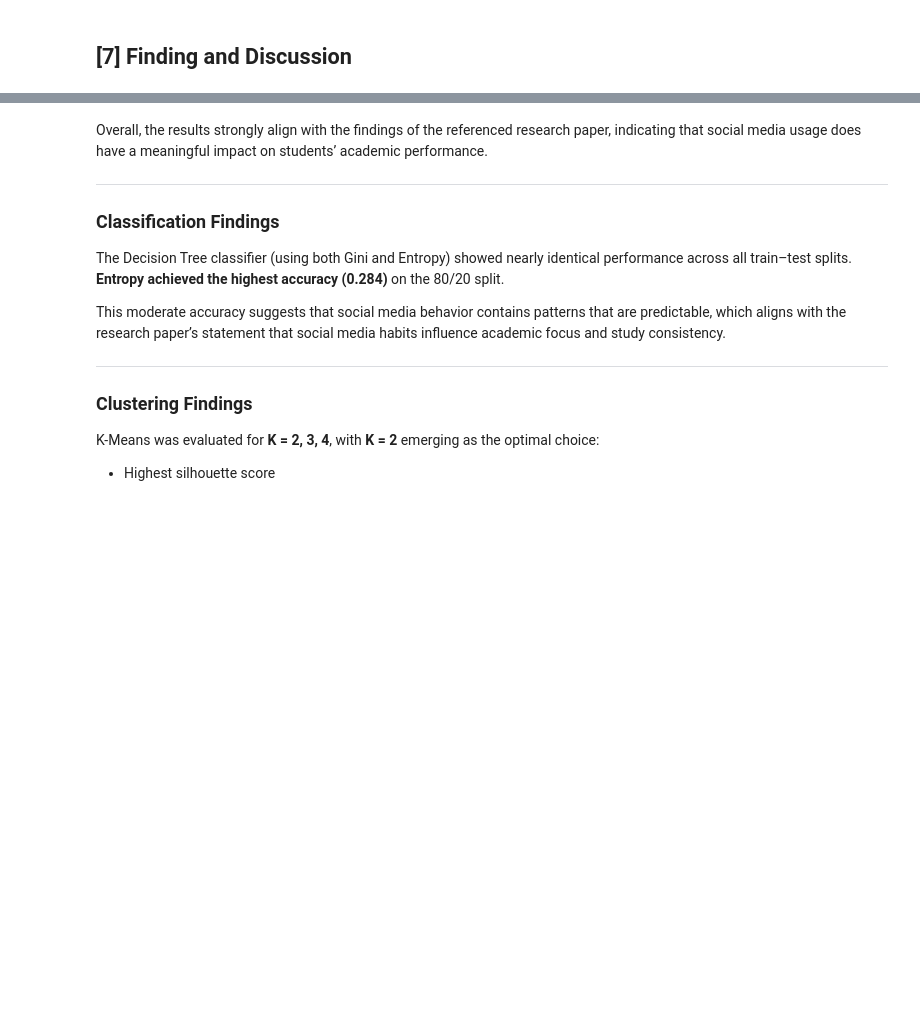
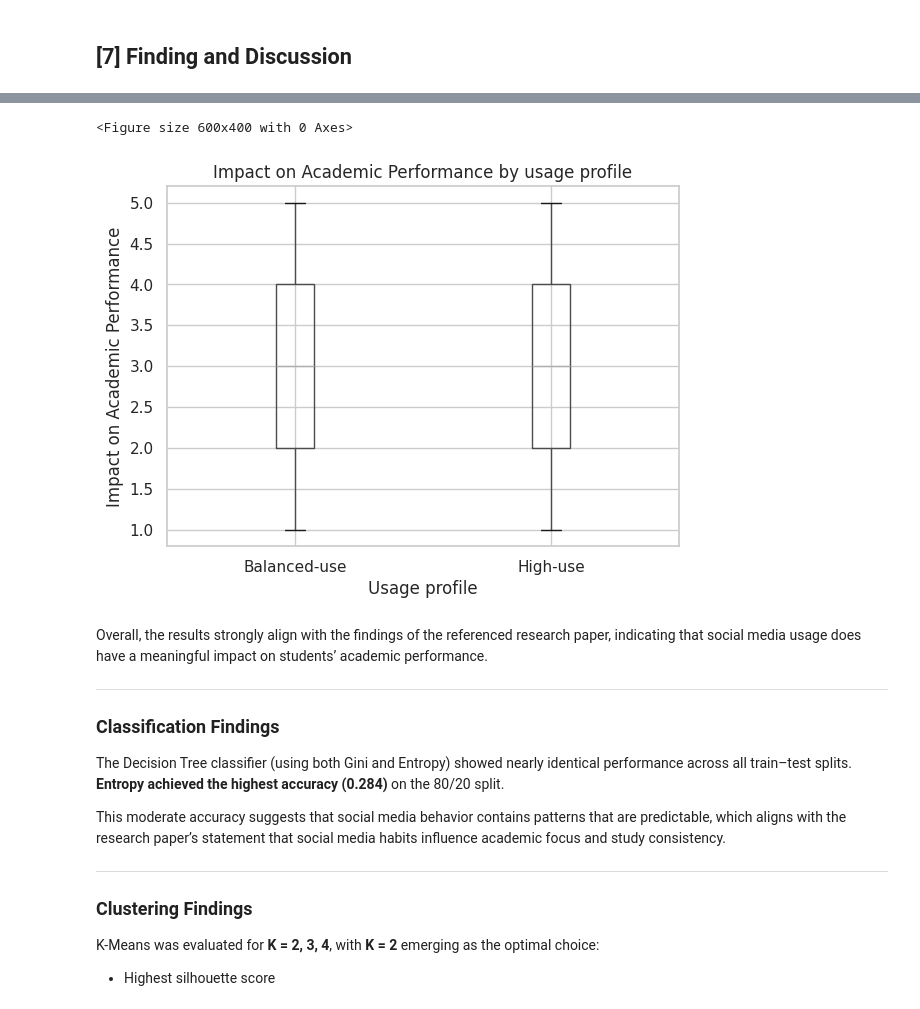
Before and after one commit to SaraAljuraybah/Data-Mining-Project, a Jupyter notebook: Reports/Phase3.ipynb, the cells around one changed output, grey strips where cells are left out. Cells and saved outputs as stored; diff of their text form; code cells hidden in the pictures; blank space fills up the shorter version.

```diff
--- a/Reports/Phase3.ipynb
+++ b/Reports/Phase3.ipynb
@@ -1258,3 +1258,76 @@ evaluation_summary_df
 | Total Within-Cluster SSE | 32032.440325 | 30156.767068 | 28360.221449 |
 # %% [markdown]
 ## [7] Finding and Discussion
+# %%
+import pandas as pd
+import matplotlib.pyplot as plt
+from sklearn.cluster import KMeans
+from scipy.stats import ttest_ind
+
+# لو ما بعد حمّلتي الداتا، افتحيها كذا:
+# df = pd.read_csv("Preprocessed_dataset (1).csv")
+
+# ========= 1) نكوّن سكّور للاستخدام من أكثر من عمود =========
+usage_cols = [
+    "Use Instagram",
+    "Use Twitter",
+    "Use Snapchat",
+    "Use Tiktok",
+    "Time Spent",
+    "Addiction"
+]
+
+# تصحيح القيمة الشاذة في Use Twitter (فيه قيمة 11، نخليها ضمن 0–1)
+df["Use Twitter"] = df["Use Twitter"].clip(0, 1)
+
+# سكّور إجمالي للاستخدام (كل ما زاد = استخدام أكثر)
+df["usage_score"] = df[usage_cols].sum(axis=1)
+
+# ========= 2) KMeans clustering على أعمدة الاستخدام =========
+X = df[usage_cols]
+
+kmeans = KMeans(n_clusters=2, random_state=42)
+df["cluster"] = kmeans.fit_predict(X)
+
+# ========= 3) نحدد أي كلستر High-use وأي واحد Balanced-use =========
+cluster_usage = df.groupby("cluster")["usage_score"].mean()
+print("Average usage_score per cluster:")
+print(cluster_usage)
+
+high_use_label = cluster_usage.idxmax()  # الكلستر الأعلى استخدام
+balanced_use_label = cluster_usage.idxmin()  # الكلستر الأقل استخدام
+
+df["usage_profile"] = df["cluster"].map({
+    high_use_label: "High-use",
+    balanced_use_label: "Balanced-use"
+})
+
+print("\nCluster labels mapped to profiles:")
+print(df[["cluster", "usage_profile"]].drop_duplicates())
+
+# ========= 4) مقارنة الأداء الأكاديمي =========
+perf_col = "Impact on Academic Performance"
+
+cluster_perf = df.groupby("usage_profile")[perf_col].agg(["mean", "std", "count"])
+print("\nAcademic performance by usage profile:")
+print(cluster_perf)
+
+# ========= 5) T-test بين المجموعتين =========
+high = df[df["usage_profile"] == "High-use"][perf_col]
+balanced = df[df["usage_profile"] == "Balanced-use"][perf_col]
+
+t_stat, p_val = ttest_ind(high, balanced, equal_var=False)
+
+print("\nT-test High-use vs Balanced-use:")
+print("t-statistic:", t_stat)
+print("p-value:", p_val)
+
+# ========= 6) رسم يوضح الفرق في Impact على الأداء =========
+plt.figure(figsize=(6, 4))
+df.boxplot(column=perf_col, by="usage_profile")
+plt.title("Impact on Academic Performance by usage profile")
+plt.suptitle("")  # يشيل العنوان الإضافي حق البوكس بلوت
+plt.xlabel("Usage profile")
+plt.ylabel(perf_col)
+plt.show()
+# %% [output]
@@ -1261,3 +1354,5 @@ evaluation_summary_df
+<Figure size 600x400 with 0 Axes>
+[figure, added]
 # %% [markdown]
 
 Overall, the results strongly align with the findings of the referenced research paper, indicating that social media usage does have a meaningful impact on students’ academic performance.
```
Also changed, not shown: parts of 3 cells of this notebook.
